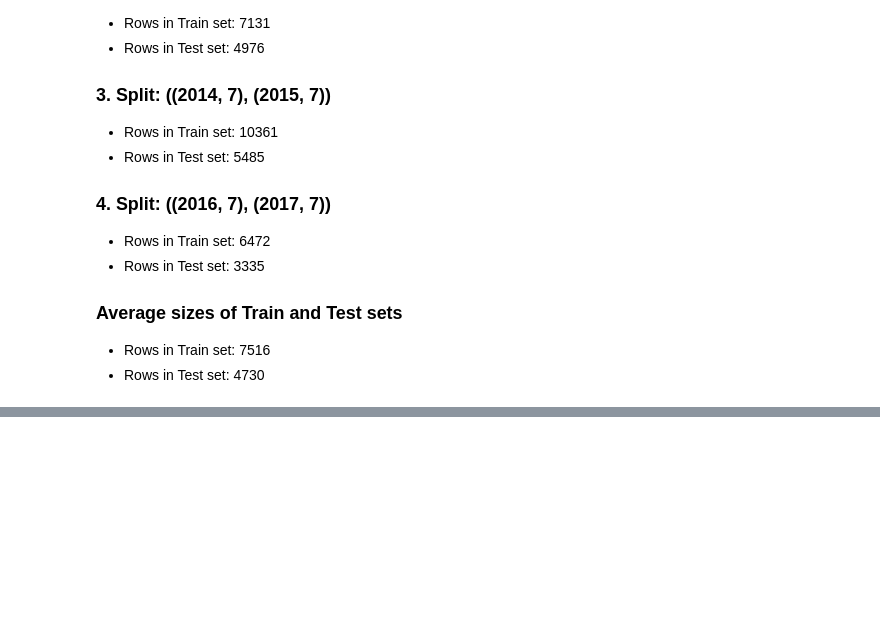
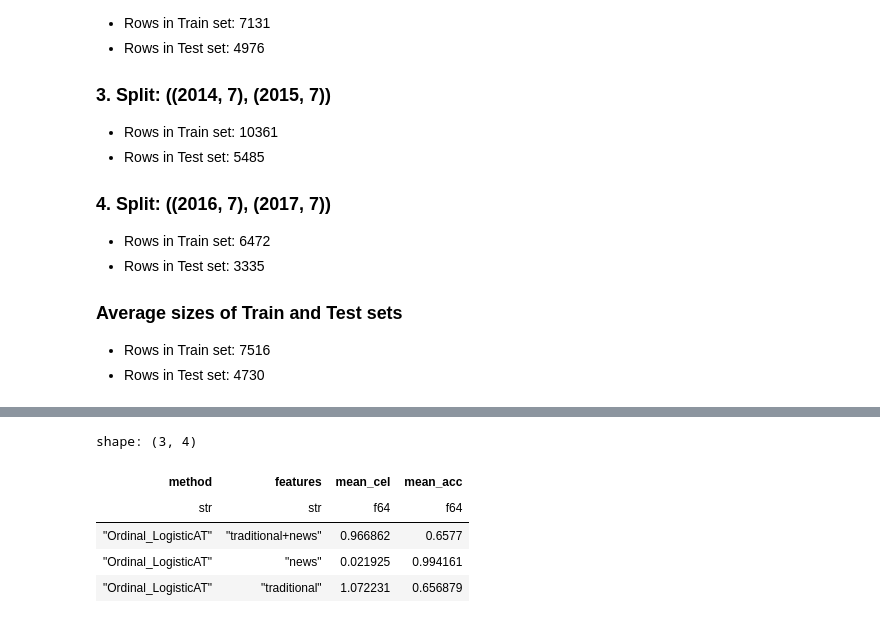
Before and after one commit to Aisha630/Predicting-food-insecurity, a Jupyter notebook: our_implementation_polars.ipynb, the cells around one changed output, grey strips where cells are left out. Drawn from its saved outputs; the diff is of its cells as text; code cells hidden in the pictures; blank space fills up the shorter version.

```diff
--- a/our_implementation_polars.ipynb
+++ b/our_implementation_polars.ipynb
@@ -743,0 +1032,14 @@ shape: (3, 3)
+# %%
+agg_oc = results_oc.group_by(['method', 'features']).agg(
+    pl.mean('cross_entropy_loss').alias('mean_cel'),
+    pl.mean('accuracy').alias('mean_acc')
+)
+
+agg_oc
+# %% [output]
+shape: (3, 4)
+| method | features | mean_cel | mean_acc |
+| str | str | f64 | f64 |
+| "Ordinal_LogisticAT" | "traditional+news" | 0.966862 | 0.6577 |
+| "Ordinal_LogisticAT" | "news" | 0.021925 | 0.994161 |
+| "Ordinal_LogisticAT" | "traditional" | 1.072231 | 0.656879 |
```
Also changed, not shown: parts of 16 cells of this notebook, 4 other files.
